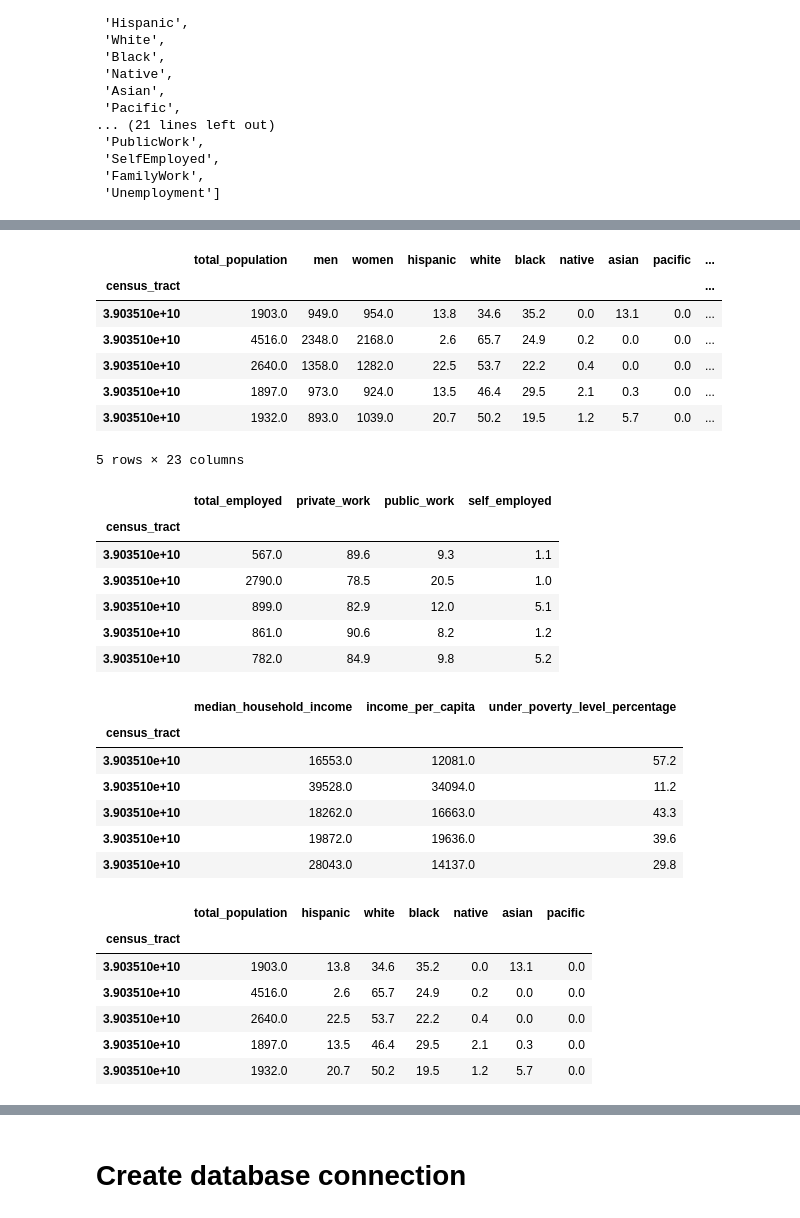
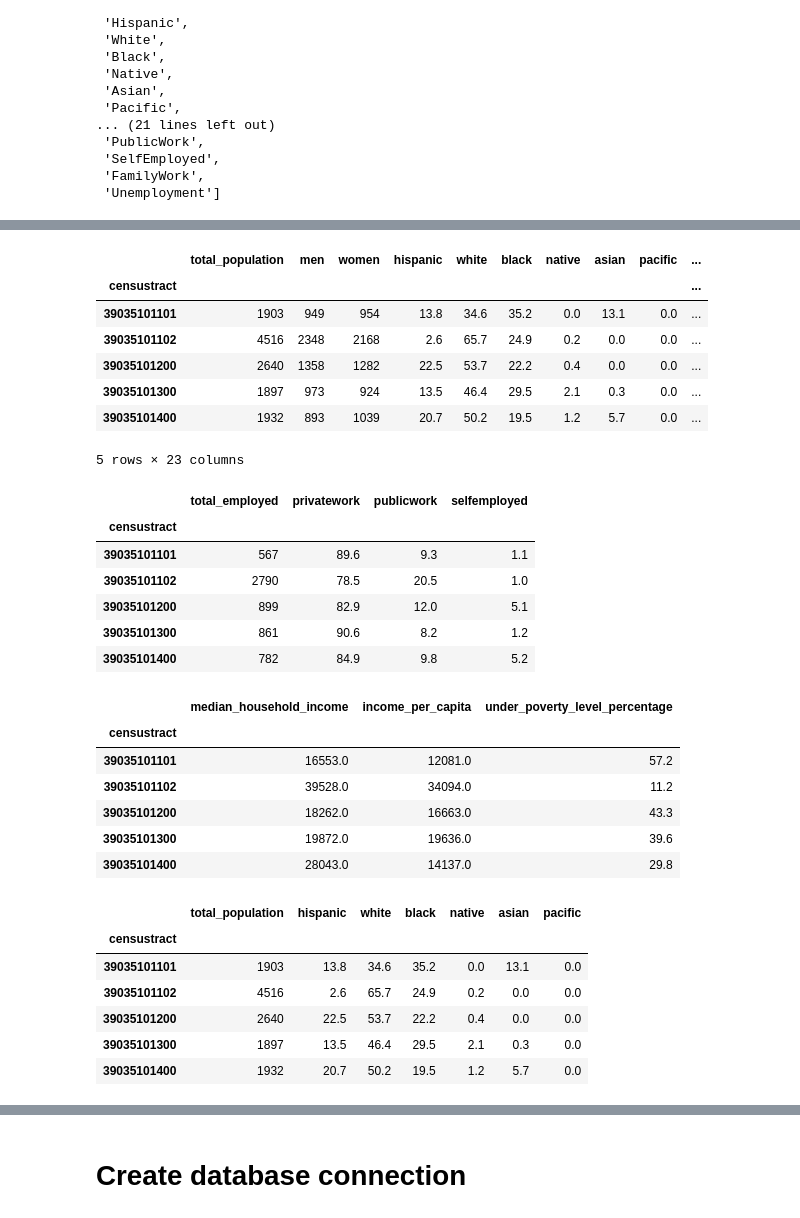
Before and after one commit to kahmed1996/ETL-Project, a Jupyter notebook: censusdata_latest.ipynb, the cells around one changed output, grey strips where cells are left out. Drawn from its saved outputs; the diff is of its cells as text; code cells hidden in the pictures.

```diff
--- a/censusdata_latest.ipynb
+++ b/censusdata_latest.ipynb
@@ -68,39 +74,39 @@ census_transformed.head()
 5 rows × 24 columns
 # %%
 # Rename the column headers
-census_transformed = census_transformed.rename(columns={"CensusTract": "census_tract","TotalPop": "total_population","Men": "men","Women": "women","Hispanic":"hispanic","White":"white","Black":"black",
+census_transformed = census_transformed.rename(columns={"CensusTract": "censustract","TotalPop": "total_population","Men": "men","Women": "women","Hispanic":"hispanic","White":"white","Black":"black",
                                                         "Native":"native","Asian":"asian","Pacific":"pacific","Income":"median_household_income","IncomePerCap":"income_per_capita","Poverty":"under_poverty_level_percentage","Professional":"professional_workers_percentage",
                                                        "Service":"service_workers_percentage","Office":"office_workers_percentage","Construction":"construction_workers_percentage",
-                                                       "Production":"production_workers_percentage","Employed":"total_employed","PrivateWork":"private_work",
-                                                      "PublicWork":"public_work","SelfEmployed":"self_employed","FamilyWork":"family_work","Unemployment":"unemployment" })
+                                                       "Production":"production_workers_percentage","Employed":"total_employed","PrivateWork":"privatework",
+                                                      "PublicWork":"publicwork","SelfEmployed":"selfemployed","FamilyWork":"family_work","Unemployment":"unemployment" })
 # Clean the data by dropping duplicates and setting the index
-census_transformed.drop_duplicates("census_tract", inplace=True)
-census_transformed.set_index("census_tract", inplace=True)
+census_transformed.drop_duplicates("censustract", inplace=True)
+census_transformed.set_index("censustract", inplace=True)
 
 
 census_transformed.head()
 # %% [output]
 |  | total_population | men | women | hispanic | white | black | native | asian | pacific | ... |
-| census_tract |  |  |  |  |  |  |  |  |  | ... |
-| 3.903510e+10 | 1903.0 | 949.0 | 954.0 | 13.8 | 34.6 | 35.2 | 0.0 | 13.1 | 0.0 | ... |
-| 3.903510e+10 | 4516.0 | 2348.0 | 2168.0 | 2.6 | 65.7 | 24.9 | 0.2 | 0.0 | 0.0 | ... |
-| 3.903510e+10 | 2640.0 | 1358.0 | 1282.0 | 22.5 | 53.7 | 22.2 | 0.4 | 0.0 | 0.0 | ... |
-| 3.903510e+10 | 1897.0 | 973.0 | 924.0 | 13.5 | 46.4 | 29.5 | 2.1 | 0.3 | 0.0 | ... |
-| 3.903510e+10 | 1932.0 | 893.0 | 1039.0 | 20.7 | 50.2 | 19.5 | 1.2 | 5.7 | 0.0 | ... |
+| censustract |  |  |  |  |  |  |  |  |  | ... |
+| 39035101101 | 1903 | 949 | 954 | 13.8 | 34.6 | 35.2 | 0.0 | 13.1 | 0.0 | ... |
+| 39035101102 | 4516 | 2348 | 2168 | 2.6 | 65.7 | 24.9 | 0.2 | 0.0 | 0.0 | ... |
+| 39035101200 | 2640 | 1358 | 1282 | 22.5 | 53.7 | 22.2 | 0.4 | 0.0 | 0.0 | ... |
+| 39035101300 | 1897 | 973 | 924 | 13.5 | 46.4 | 29.5 | 2.1 | 0.3 | 0.0 | ... |
+| 39035101400 | 1932 | 893 | 1039 | 20.7 | 50.2 | 19.5 | 1.2 | 5.7 | 0.0 | ... |
 5 rows × 23 columns
 # %%
 # Create a filtered dataframe from specific columns for the census employment type table
-census_employment_type_columns = [ "total_employed","private_work","public_work","self_employed"]
+census_employment_type_columns = [ "total_employed","privatework","publicwork","selfemployed"]
 census_employment_type=census_transformed[census_employment_type_columns].copy()
 census_employment_type.head()
 # %% [output]
-|  | total_employed | private_work | public_work | self_employed |
-| census_tract |  |  |  |  |
-| 3.903510e+10 | 567.0 | 89.6 | 9.3 | 1.1 |
-| 3.903510e+10 | 2790.0 | 78.5 | 20.5 | 1.0 |
-| 3.903510e+10 | 899.0 | 82.9 | 12.0 | 5.1 |
-| 3.903510e+10 | 861.0 | 90.6 | 8.2 | 1.2 |
-| 3.903510e+10 | 782.0 | 84.9 | 9.8 | 5.2 |
+|  | total_employed | privatework | publicwork | selfemployed |
+| censustract |  |  |  |  |
+| 39035101101 | 567 | 89.6 | 9.3 | 1.1 |
+| 39035101102 | 2790 | 78.5 | 20.5 | 1.0 |
+| 39035101200 | 899 | 82.9 | 12.0 | 5.1 |
+| 39035101300 | 861 | 90.6 | 8.2 | 1.2 |
+| 39035101400 | 782 | 84.9 | 9.8 | 5.2 |
 # %%
 # Create a filtered dataframe from specific columns for the census income table
 census_income_columns = [ "median_household_income","income_per_capita","under_poverty_level_percentage"]
@@ -108,12 +114,12 @@ census_income=census_transformed[census_income_columns].copy()
 census_income.head()
 # %% [output]
 |  | median_household_income | income_per_capita | under_poverty_level_percentage |
-| census_tract |  |  |  |
-| 3.903510e+10 | 16553.0 | 12081.0 | 57.2 |
-| 3.903510e+10 | 39528.0 | 34094.0 | 11.2 |
-| 3.903510e+10 | 18262.0 | 16663.0 | 43.3 |
-| 3.903510e+10 | 19872.0 | 19636.0 | 39.6 |
-| 3.903510e+10 | 28043.0 | 14137.0 | 29.8 |
+| censustract |  |  |  |
+| 39035101101 | 16553.0 | 12081.0 | 57.2 |
+| 39035101102 | 39528.0 | 34094.0 | 11.2 |
+| 39035101200 | 18262.0 | 16663.0 | 43.3 |
+| 39035101300 | 19872.0 | 19636.0 | 39.6 |
+| 39035101400 | 28043.0 | 14137.0 | 29.8 |
 # %%
 # Create a filtered dataframe from specific columns for the census ethnicity table
 census_ethnicity_columns = [ "total_population","hispanic","white","black","native","asian","pacific"]
@@ -121,12 +127,12 @@ census_ethnicity=census_transformed[census_ethnicity_columns].copy()
 census_ethnicity.head()
 # %% [output]
 |  | total_population | hispanic | white | black | native | asian | pacific |
-| census_tract |  |  |  |  |  |  |  |
-| 3.903510e+10 | 1903.0 | 13.8 | 34.6 | 35.2 | 0.0 | 13.1 | 0.0 |
-| 3.903510e+10 | 4516.0 | 2.6 | 65.7 | 24.9 | 0.2 | 0.0 | 0.0 |
-| 3.903510e+10 | 2640.0 | 22.5 | 53.7 | 22.2 | 0.4 | 0.0 | 0.0 |
-| 3.903510e+10 | 1897.0 | 13.5 | 46.4 | 29.5 | 2.1 | 0.3 | 0.0 |
-| 3.903510e+10 | 1932.0 | 20.7 | 50.2 | 19.5 | 1.2 | 5.7 | 0.0 |
+| censustract |  |  |  |  |  |  |  |
+| 39035101101 | 1903 | 13.8 | 34.6 | 35.2 | 0.0 | 13.1 | 0.0 |
+| 39035101102 | 4516 | 2.6 | 65.7 | 24.9 | 0.2 | 0.0 | 0.0 |
+| 39035101200 | 2640 | 22.5 | 53.7 | 22.2 | 0.4 | 0.0 | 0.0 |
+| 39035101300 | 1897 | 13.5 | 46.4 | 29.5 | 2.1 | 0.3 | 0.0 |
+| 39035101400 | 1932 | 20.7 | 50.2 | 19.5 | 1.2 | 5.7 | 0.0 |
 # %%
 # Create a filtered dataframe from specific columns for the census gender table
 census_gender_columns = [ "total_population","men","women"]
```
Also changed, not shown: parts of 17 cells of this notebook, 13 other files.
